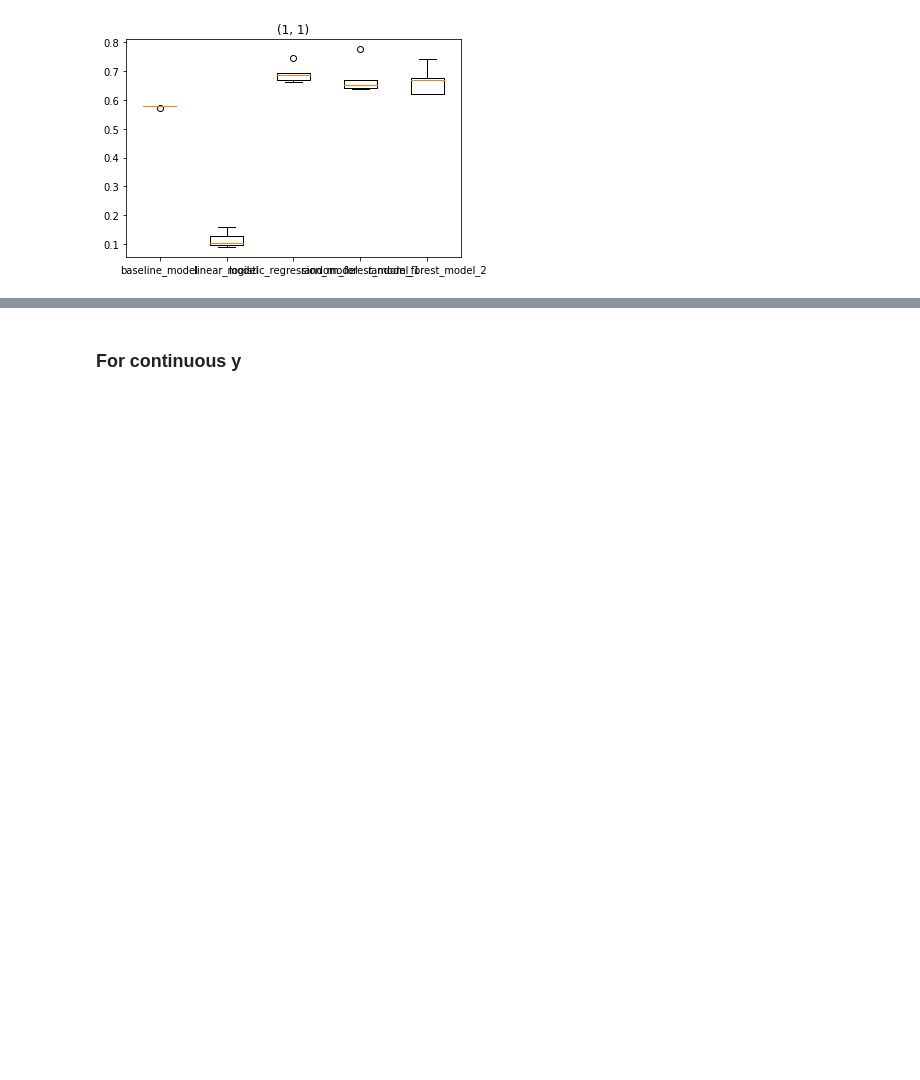
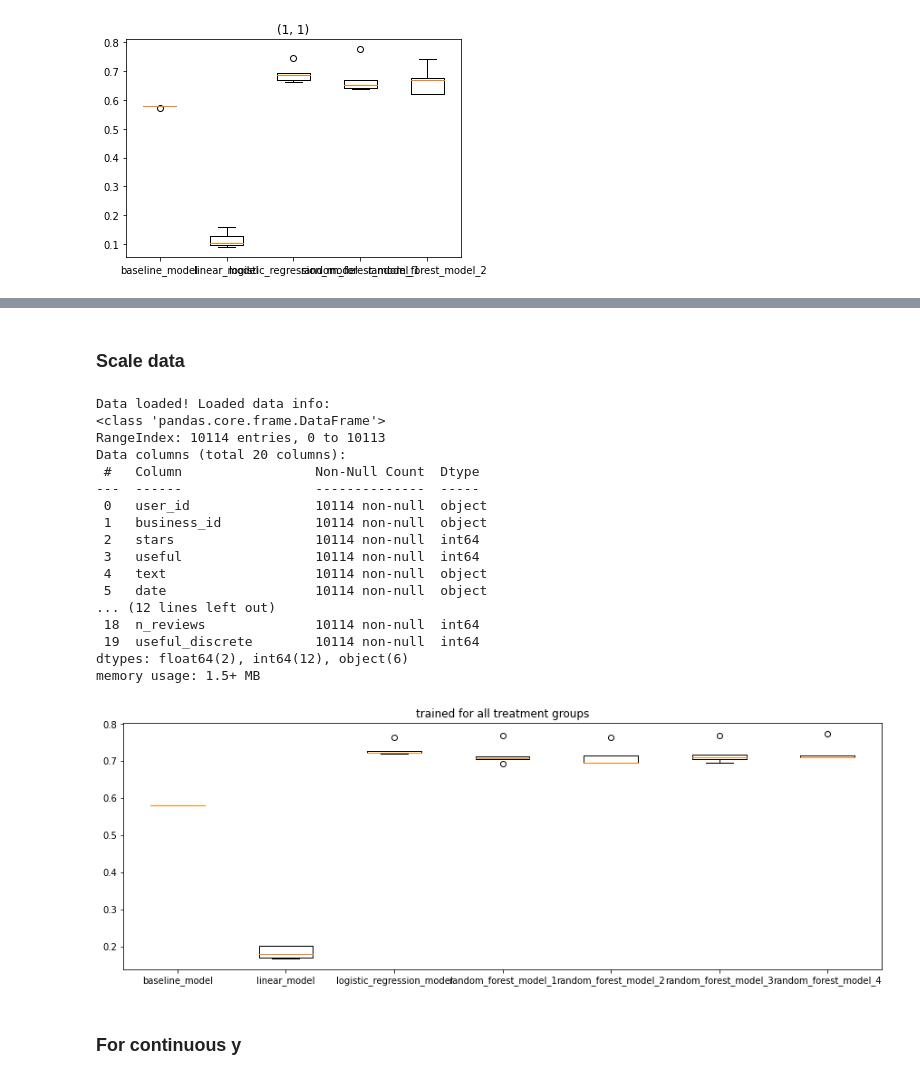
Before and after one commit to lovhag/yelp_causal_inference, a Jupyter notebook: evaluate_outcome_models.ipynb, the cells around one changed output, grey strips where cells are left out. Drawn from its saved outputs; the diff is of its cells as text; code cells hidden in the pictures; blank space fills up the shorter version.

Commit message:
Add scaled evaluation.

```diff
--- a/evaluate_outcome_models.ipynb
+++ b/evaluate_outcome_models.ipynb
@@ -225,3 +229,34 @@ memory usage: 1.5+ MB
+# %% [markdown]
+### Scale data
+# %%
+confounders = ['Z1','Z2', 'Z3', 'is_positive_sentiment', 'n_words', 'n_fans', 'n_reviews']
+df = get_pandas_data('saved_data/data_features_interpretable.csv')
+X_data = df[df.test==1][confounders].to_numpy()
+scaler = StandardScaler()
+scaler.fit(X_data)
+X_data = scaler.transform(X_data)
+Y_data = df[df.test==1].useful_discrete
+score_dict = get_treatment_model_crossval_scores_basic(models, X_data, Y_data)
+plot_model_scores(score_dict, "trained for all treatment groups")
+# %% [output]
+Data loaded! Loaded data info:
+<class 'pandas.core.frame.DataFrame'>
+RangeIndex: 10114 entries, 0 to 10113
+Data columns (total 20 columns):
+ #   Column                 Non-Null Count  Dtype
+---  ------                 --------------  -----
+ 0   user_id                10114 non-null  object
+ 1   business_id            10114 non-null  object
+ 2   stars                  10114 non-null  int64
+ 3   useful                 10114 non-null  int64
+ 4   text                   10114 non-null  object
+ 5   date                   10114 non-null  object
+... (12 lines left out)
+ 18  n_reviews              10114 non-null  int64
+ 19  useful_discrete        10114 non-null  int64
+dtypes: float64(2), int64(12), object(6)
+memory usage: 1.5+ MB
+[figure, added]
 # %% [markdown]
 ### For continuous y
 # %%
```
Also changed, not shown: parts of 5 cells of this notebook.
